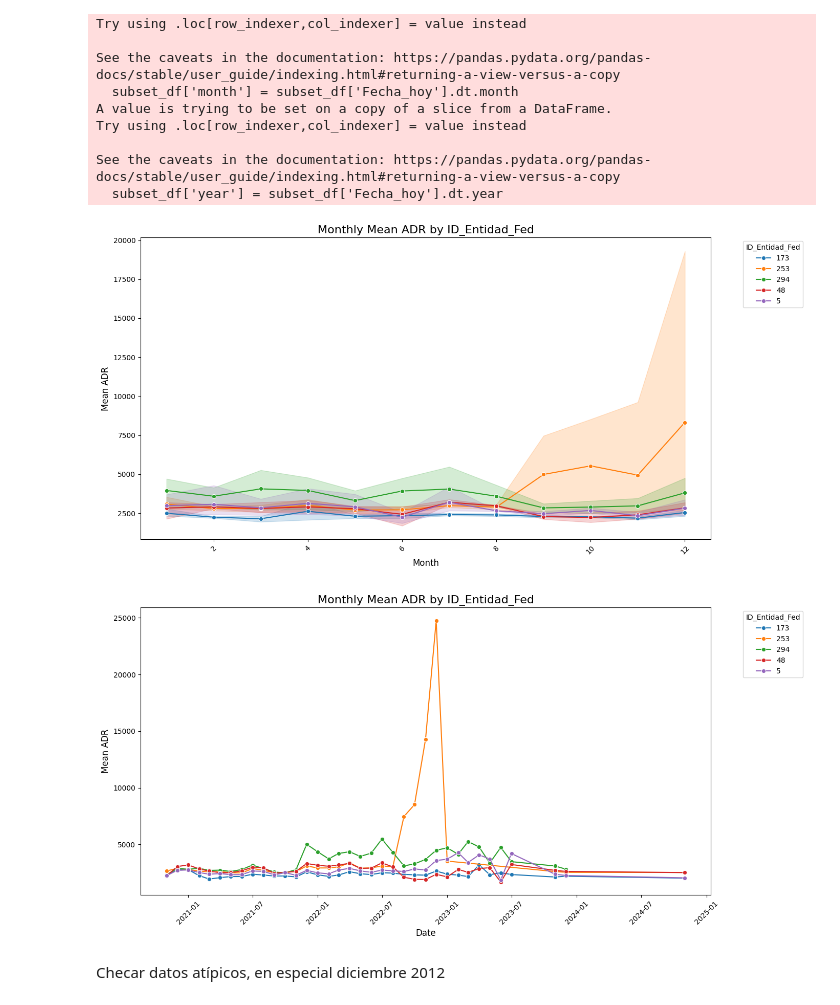
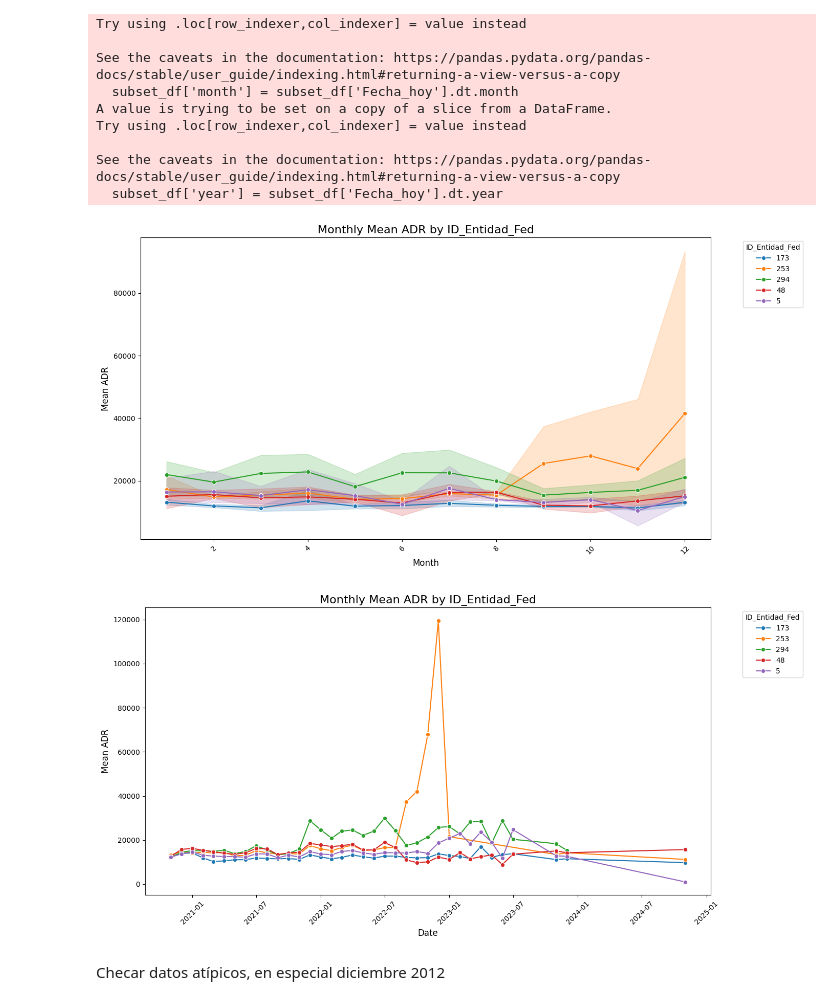
Before and after one commit to Azahramirez/claseMreporeto, a Jupyter notebook: notebooks/Notebook2_DataAnalysis_TocEdos.ipynb, the cells around one changed output. Cells and saved outputs as stored; diff of their text form; code cells hidden in the pictures.

```diff
--- a/notebooks/Notebook2_DataAnalysis_TocEdos.ipynb
+++ b/notebooks/Notebook2_DataAnalysis_TocEdos.ipynb
@@ -183,7 +186,7 @@ subset_df['Fecha_hoy'] = pd.to_datetime(subset_df['Fecha_hoy'])
 subset_df['month'] = subset_df['Fecha_hoy'].dt.month
 subset_df['year'] = subset_df['Fecha_hoy'].dt.year
 # Group by month and year, and calculate the mean of ADR
-monthly_mean_adr = subset_df.groupby(['year', 'month', 'ID_Entidad_Fed'])['ADR'].mean().reset_index()
+monthly_mean_adr = subset_df.groupby(['year', 'month', 'ID_Entidad_Fed'])['TREVPEC'].mean().reset_index()
 # %% [output]
 A value is trying to be set on a copy of a slice from a DataFrame.
 Try using .loc[row_indexer,col_indexer] = value instead
@@ -203,21 +206,21 @@ See the caveats in the documentation: https://pandas.pydata.org/pandas-docs/stab
 # %%
 # Graph the monthly mean ADR for each ID_Entidad_Fed
 plt.figure(figsize=(14, 7))
-sns.lineplot(data=monthly_mean_adr, x='month', y='ADR', hue='ID_Entidad_Fed', marker='o')
+sns.lineplot(data=monthly_mean_adr, x='month', y='TREVPEC', hue='ID_Entidad_Fed', marker='o')
 plt.title('Monthly Mean ADR by ID_Entidad_Fed', fontsize=16)
 plt.xlabel('Month', fontsize=12)
 plt.ylabel('Mean ADR', fontsize=12)
 plt.xticks(rotation=45)
 plt.legend(title='ID_Entidad_Fed', bbox_to_anchor=(1.05, 1), loc='upper left')
 plt.tight_layout()
 plt.show()
 # %% [output]
-[figure, old version]
+[figure, new version]
 # %%
 # The same plot, but with year and month as a single datetime column
 monthly_mean_adr['date'] = pd.to_datetime(monthly_mean_adr[['year', 'month']].assign(day=1))
 plt.figure(figsize=(14, 7))
-sns.lineplot(data=monthly_mean_adr, x='date', y='ADR', hue='ID_Entidad_Fed', marker='o')
+sns.lineplot(data=monthly_mean_adr, x='date', y='TREVPEC', hue='ID_Entidad_Fed', marker='o')
 plt.title('Monthly Mean ADR by ID_Entidad_Fed', fontsize=16)
 plt.xlabel('Date', fontsize=12)
 plt.ylabel('Mean ADR', fontsize=12)
@@ -226,6 +229,6 @@ plt.legend(title='ID_Entidad_Fed', bbox_to_anchor=(1.05, 1), loc='upper left')
 plt.tight_layout()
 plt.show()
 # %% [output]
-[figure, old version]
+[figure, new version]
 # %% [markdown]
 Checar datos atípicos, en especial diciembre 2012
```
Also changed, not shown: parts of 4 cells of this notebook, 6 other files.
